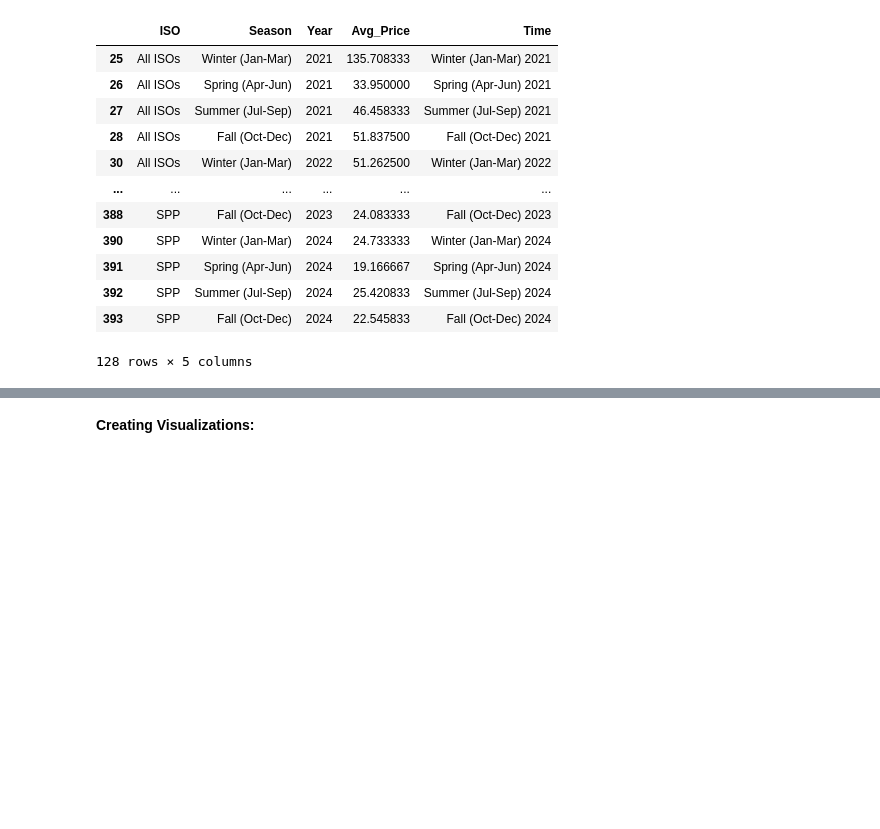
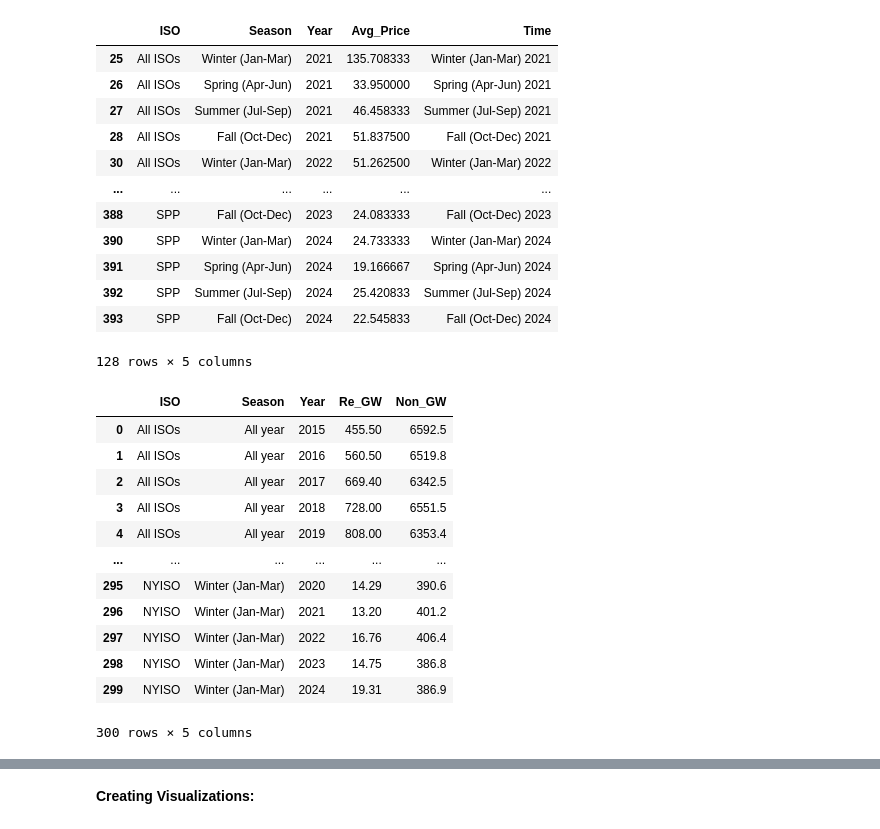
Before and after one commit to ellenwang995/final_project, a Jupyter notebook: PythonFinalAssignment_Draft.ipynb, the cells around one changed output, grey strips where cells are left out. Drawn from its saved outputs; the diff is of its cells as text; code cells hidden in the pictures; blank space fills up the shorter version.

```diff
--- a/PythonFinalAssignment_Draft.ipynb
+++ b/PythonFinalAssignment_Draft.ipynb
@@ -453,3 +477,23 @@ isoprice_2021
 | 392 | SPP | Summer (Jul-Sep) | 2024 | 25.420833 | Summer (Jul-Sep) 2024 |
 | 393 | SPP | Fall (Oct-Dec) | 2024 | 22.545833 | Fall (Oct-Dec) 2024 |
 128 rows × 5 columns
+# %%
+#now we want to do the same thing with Energy Source
+reseason_avg = load_df.groupby(['iso', 'season', 'year'])[['re_gw','net_load_gw']].sum().reset_index()
+reseason_avg.columns = ['ISO', 'Season', 'Year', 'Re_GW', 'Non_GW']
+
+reseason_avg.head(300)
+# %% [output]
+|  | ISO | Season | Year | Re_GW | Non_GW |
+| 0 | All ISOs | All year | 2015 | 455.50 | 6592.5 |
+| 1 | All ISOs | All year | 2016 | 560.50 | 6519.8 |
+| 2 | All ISOs | All year | 2017 | 669.40 | 6342.5 |
+| 3 | All ISOs | All year | 2018 | 728.00 | 6551.5 |
+| 4 | All ISOs | All year | 2019 | 808.00 | 6353.4 |
+| ... | ... | ... | ... | ... | ... |
+| 295 | NYISO | Winter (Jan-Mar) | 2020 | 14.29 | 390.6 |
+| 296 | NYISO | Winter (Jan-Mar) | 2021 | 13.20 | 401.2 |
+| 297 | NYISO | Winter (Jan-Mar) | 2022 | 16.76 | 406.4 |
+| 298 | NYISO | Winter (Jan-Mar) | 2023 | 14.75 | 386.8 |
+| 299 | NYISO | Winter (Jan-Mar) | 2024 | 19.31 | 386.9 |
+300 rows × 5 columns
```
Also changed, not shown: parts of 15 cells of this notebook.
